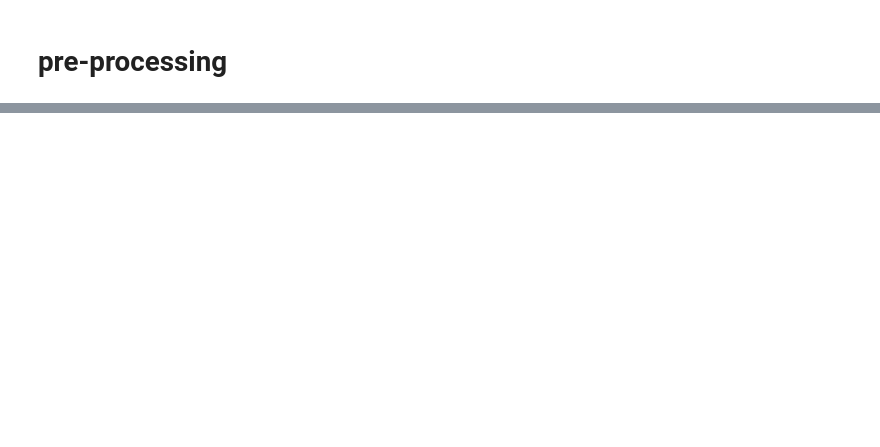
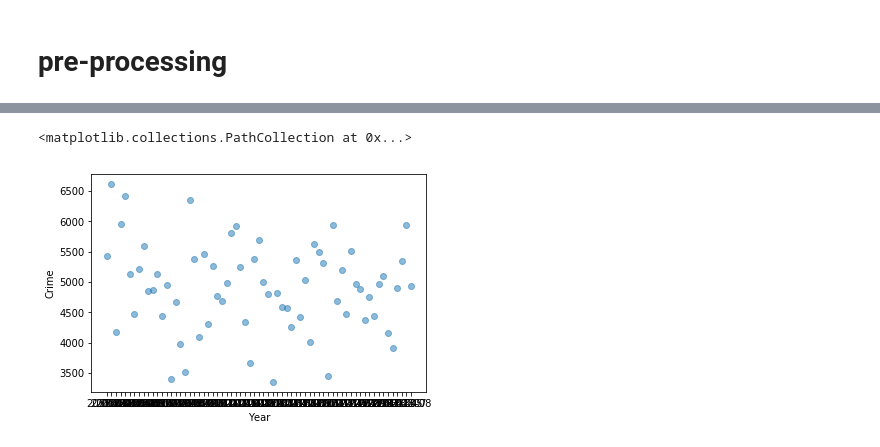
Before and after one commit to riddhikshrestha/stl-crime-prediction, a Jupyter notebook: pre-processing.ipynb, the cells around one changed output, grey strips where cells are left out. Cells and saved outputs as stored; diff of their text form; code cells hidden in the pictures; blank space fills up the shorter version.

```diff
--- a/pre-processing.ipynb
+++ b/pre-processing.ipynb
@@ -81,0 +150,11 @@ list(df.columns.values)
+# %%
+#Scatter Ploting
+x=concatenated_df['MonthReportedtoMSHP'].unique()
+y=concatenated_df.groupby(['MonthReportedtoMSHP'])['Count'].count()
+plt.xlabel('Year')
+plt.ylabel('Crime')
+plt.scatter(x,y,alpha=0.5)
+#print(x)
+# %% [output]
+<matplotlib.collections.PathCollection at 0x...>
+[figure, added]
```
Also changed, not shown: parts of 14 cells of this notebook, 57 other files.
